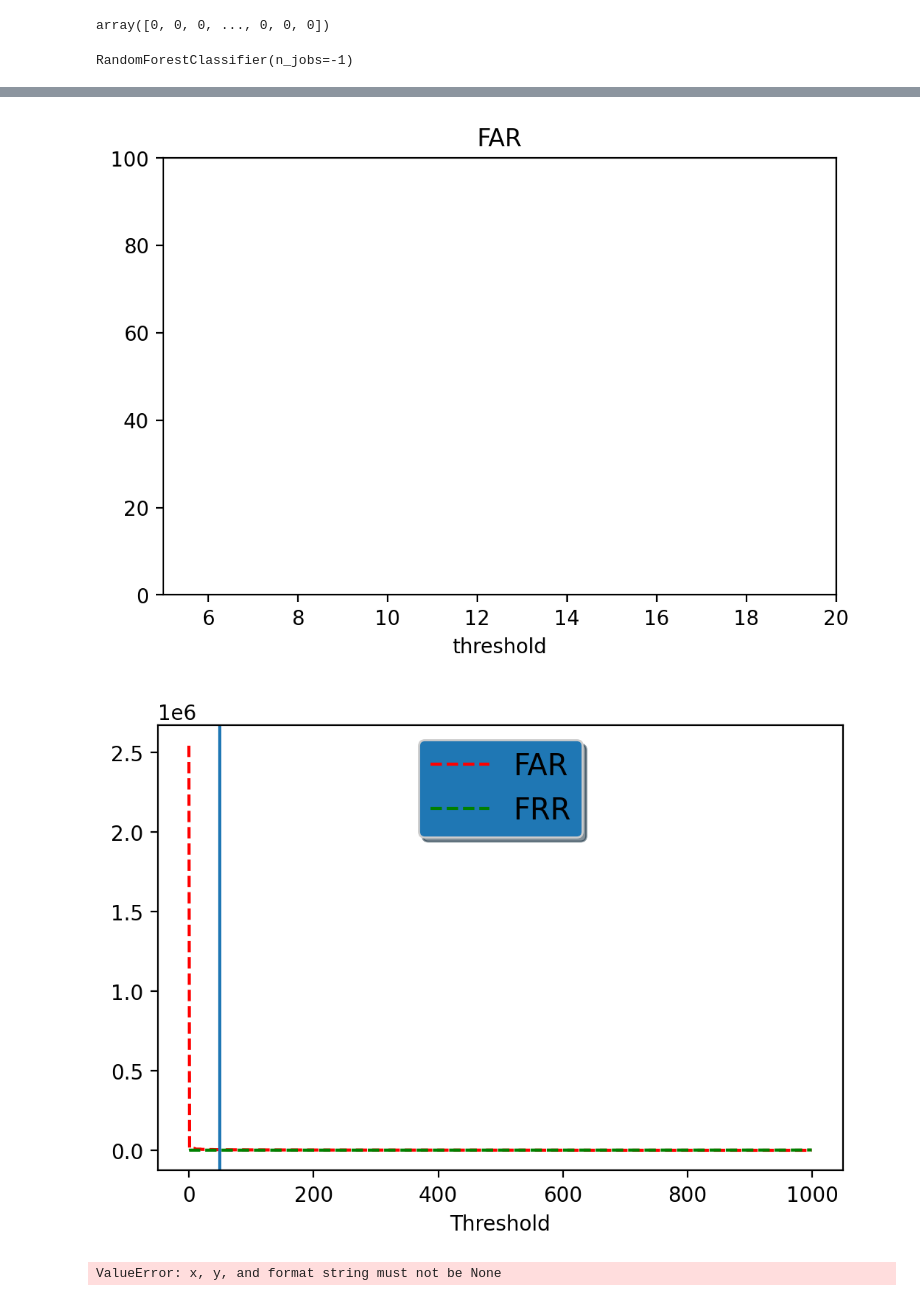
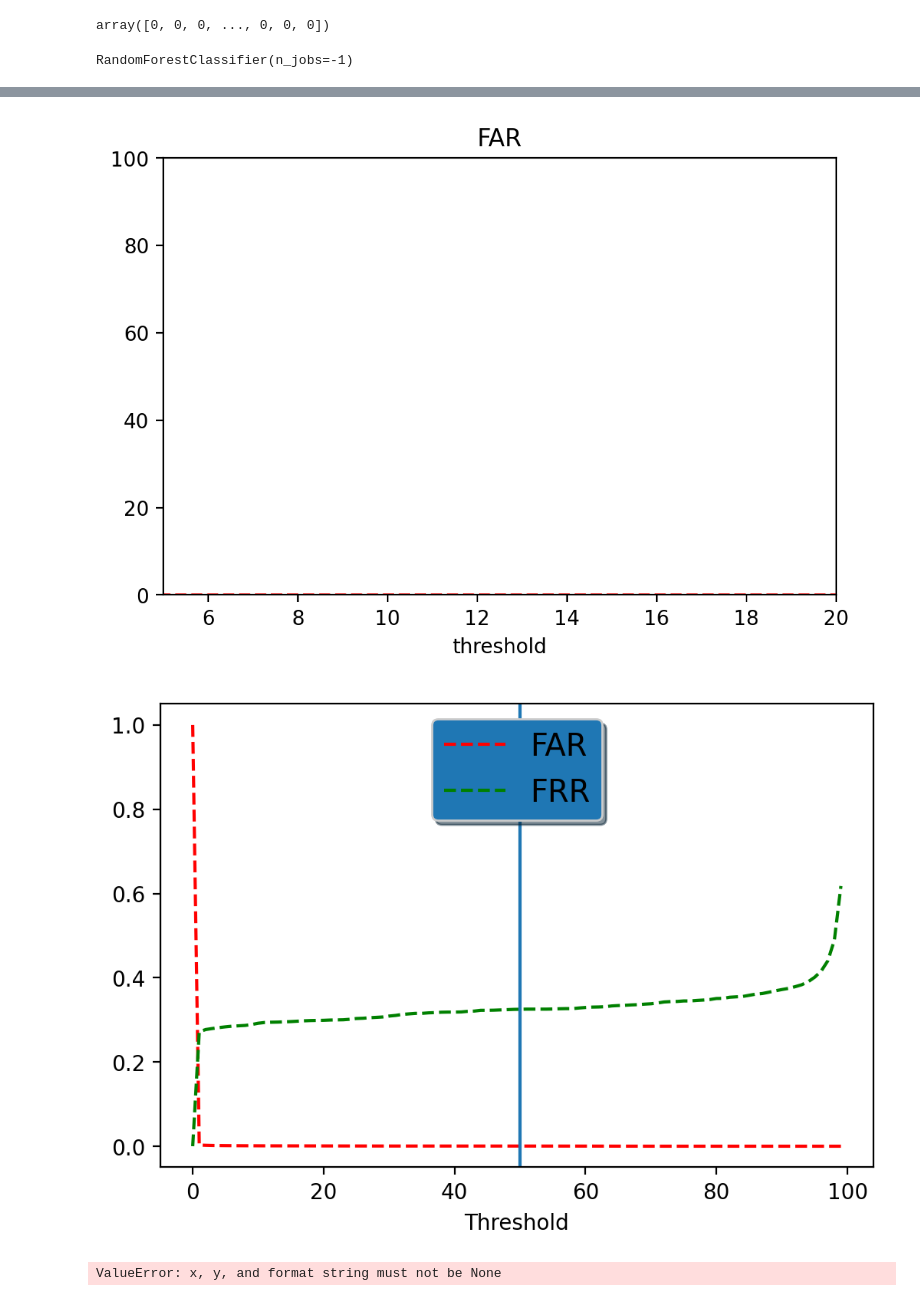
Before and after one commit to LucianoBatista/fraud-detection-classifier, a Jupyter notebook: analysis/evaluate-frr-far-curves.ipynb, the cells around one changed output, grey strips where cells are left out. Saved outputs shown, nothing was run; the diff lists cells and outputs as text; code cells hidden in the pictures.

```diff
--- a/analysis/evaluate-frr-far-curves.ipynb
+++ b/analysis/evaluate-frr-far-curves.ipynb
@@ -132,13 +132,13 @@ for model in model_path[:1]:
     with open(model, "rb") as f:
             model = pickle.load(f)
             print(model)
-    # far
-    y_hat_class = model.predict(x_test)
+
+    # y_hat_class = model.predict(x_test)
     y_hat_prob = model.predict_proba(x_test)
 
-    threshold, frr, far = calculate_far_frr(y_proba=y_hat_prob[:, 1], y_true=y_test["is_fraud"])
+    threshold, frr, far = calculate_far_frr(y_proba=y_hat_prob[:, 1], y_true=y_test["is_fraud"], normalize=True)
 
-    threshold = list(range(0, 1000))
+    threshold = list(range(0, 100))
 
     plt.plot(threshold, frr, '--b')
     plt.xlabel('threshold')
@@ -167,5 +167,5 @@ RandomForestClassifier(n_jobs=-1)
 [figure]
-[figure, old version]
+[figure, new version]
 # %%
 plt.plot(threshold, frr, '--b')
 plt.xlabel('threshold')
```
Also changed, not shown: parts of 6 cells of this notebook, 20 other files.
